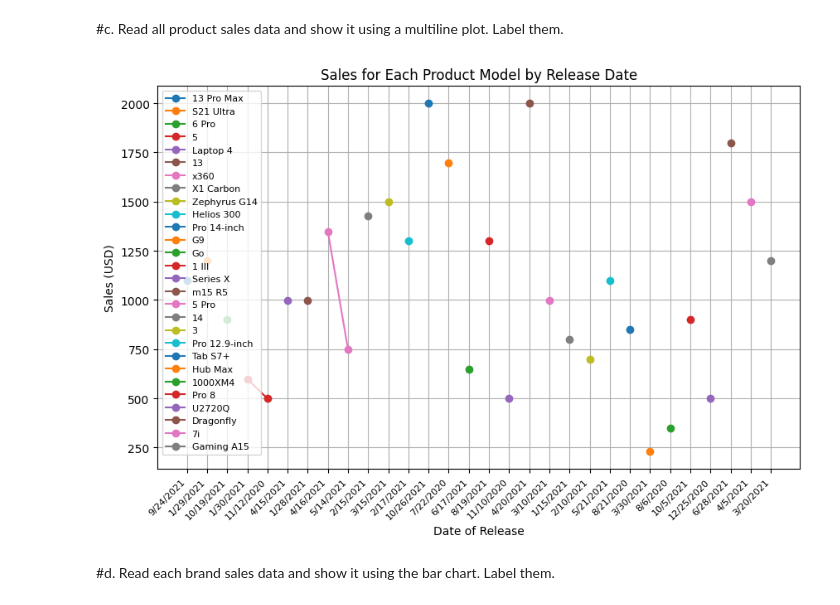
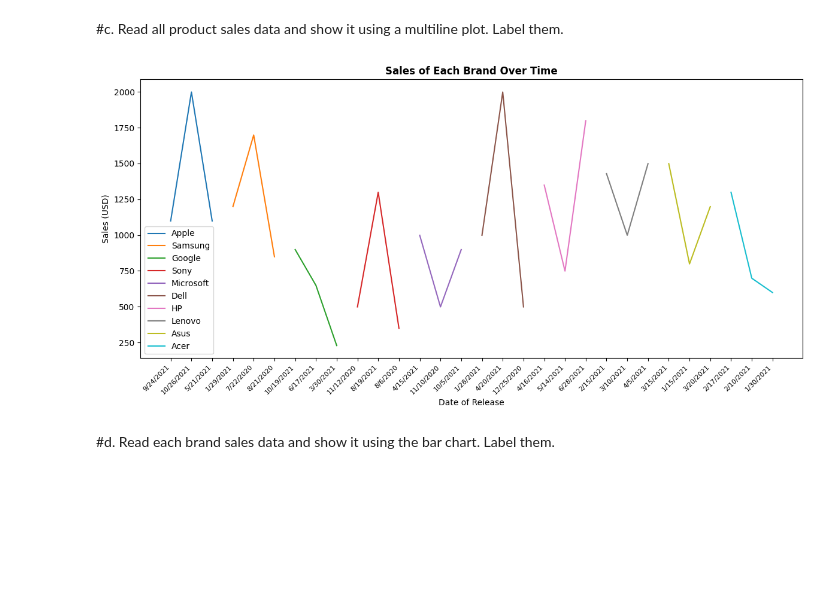
Before and after one commit to ariesrio/VDA-CPE031-CPE21S4, a Jupyter notebook: EXERCISE_9_RIO.ipynb, the cells around one changed output. Saved outputs shown, nothing was run; the diff lists cells and outputs as text; code cells hidden in the pictures; blank space fills up the shorter version.

```diff
--- a/EXERCISE_9_RIO.ipynb
+++ b/EXERCISE_9_RIO.ipynb
@@ -98,21 +98,20 @@ plt.show()
 # %% [markdown]
 #c. Read all product sales data and show it using a multiline plot. Label them.
 # %%
-plt.figure(figsize=(10, 6))
-
-for model in df['Model'].unique():
-    model_data = df[df['Model'] == model].groupby('Date of Release')['Sales (USD)'].sum()
-    plt.plot(model_data.index, model_data.values, marker='o', label=model)
+plt.figure(figsize=(12, 6))
+for brand in df['Brand'].unique():
+    brand_data = df[df['Brand'] == brand]
+    plt.plot(brand_data['Date of Release'], brand_data['Sales (USD)'], label=brand)
 
 plt.xlabel('Date of Release')
 plt.ylabel('Sales (USD)')
-plt.title('Sales for Each Product Model by Release Date')
-plt.legend(loc='upper left', fontsize=8)
+plt.title('Sales of Each Brand Over Time', fontweight='bold')
+plt.legend()
 plt.xticks(rotation=45, ha='right', fontsize=8)
-plt.grid(True)
+plt.tight_layout()
 plt.show()
 # %% [output]
-[figure, old version]
+[figure, new version]
 # %% [markdown]
 #d. Read each brand sales data and show it using the bar chart. Label them.
 # %%
```
